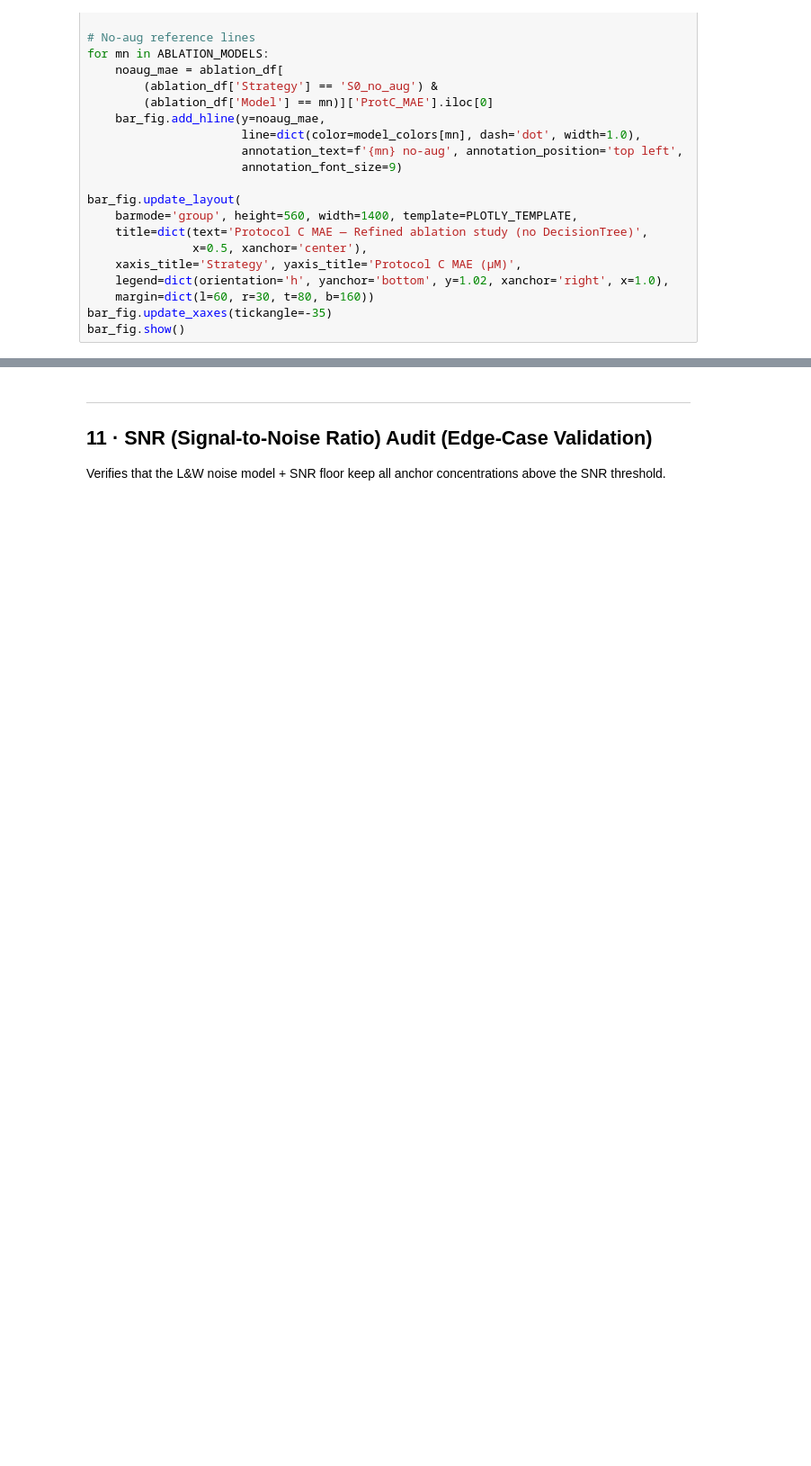
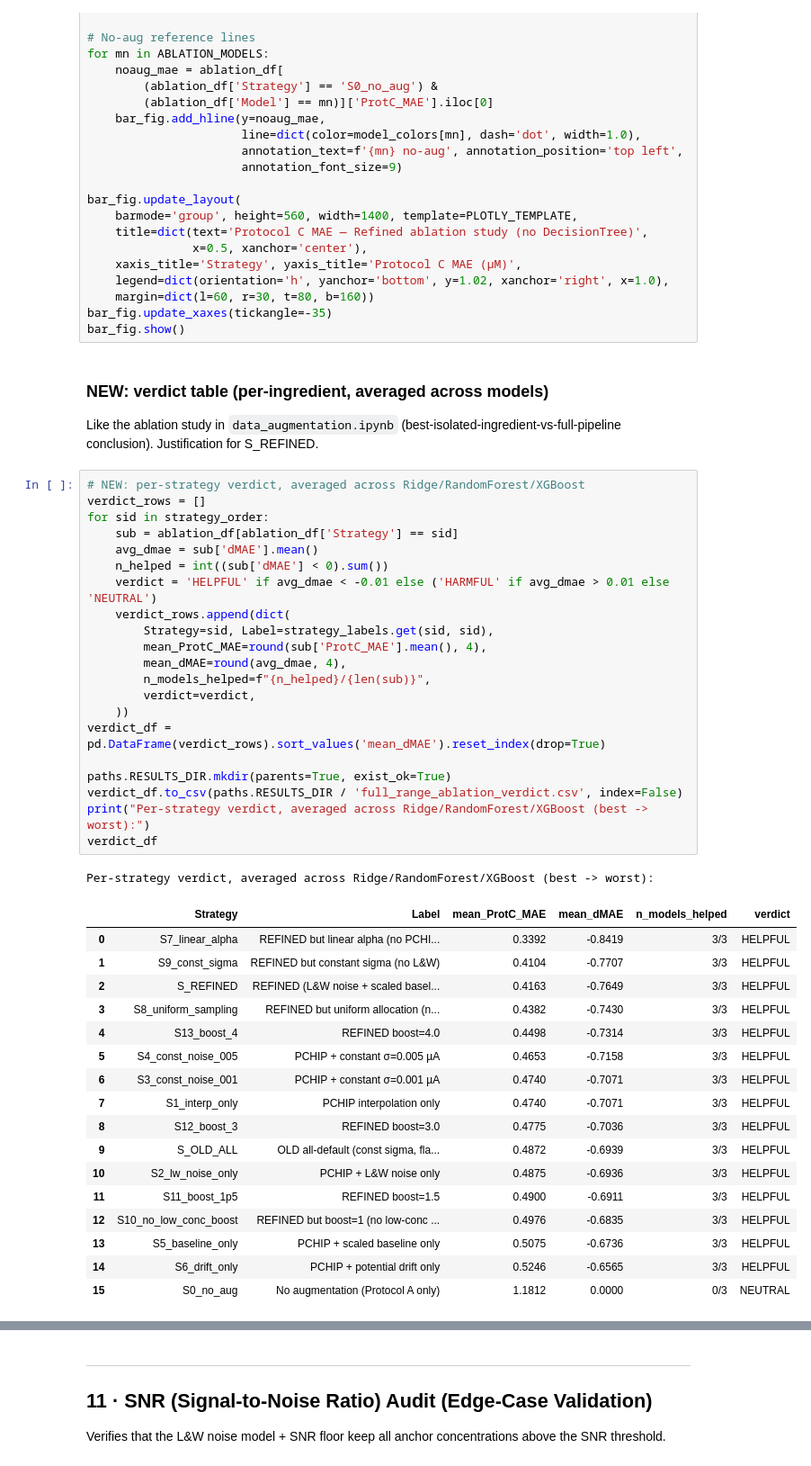
Before and after one commit to sorigh/pyocyanin-data-aug, a Jupyter notebook: notebooks/full_range_data_augmentation.ipynb, the cells around one changed output, grey strips where cells are left out. Shown at 90% size. Drawn from its saved outputs; the diff is of its cells as text; blank space fills up the shorter version.

Commit message:
add more graphs / result tables to use for documentation

```diff
--- a/notebooks/full_range_data_augmentation.ipynb
+++ b/notebooks/full_range_data_augmentation.ipynb
@@ -1415,3 +1415,47 @@ bar_fig.update_layout(
     margin=dict(l=60, r=30, t=80, b=160))
 bar_fig.update_xaxes(tickangle=-35)
 bar_fig.show()
+# %% [markdown]
+### NEW: verdict table (per-ingredient, averaged across models)
+
+Like the ablation study in `data_augmentation.ipynb` (best-isolated-ingredient-vs-full-pipeline conclusion). Justification for S_REFINED.
+# %%
+# NEW: per-strategy verdict, averaged across Ridge/RandomForest/XGBoost
+verdict_rows = []
+for sid in strategy_order:
+    sub = ablation_df[ablation_df['Strategy'] == sid]
+    avg_dmae = sub['dMAE'].mean()
+    n_helped = int((sub['dMAE'] < 0).sum())
+    verdict = 'HELPFUL' if avg_dmae < -0.01 else ('HARMFUL' if avg_dmae > 0.01 else 'NEUTRAL')
+    verdict_rows.append(dict(
+        Strategy=sid, Label=strategy_labels.get(sid, sid),
+        mean_ProtC_MAE=round(sub['ProtC_MAE'].mean(), 4),
+        mean_dMAE=round(avg_dmae, 4),
+        n_models_helped=f"{n_helped}/{len(sub)}",
+        verdict=verdict,
+    ))
+verdict_df = pd.DataFrame(verdict_rows).sort_values('mean_dMAE').reset_index(drop=True)
+
+paths.RESULTS_DIR.mkdir(parents=True, exist_ok=True)
+verdict_df.to_csv(paths.RESULTS_DIR / 'full_range_ablation_verdict.csv', index=False)
+print("Per-strategy verdict, averaged across Ridge/RandomForest/XGBoost (best -> worst):")
+verdict_df
+# %% [output]
+Per-strategy verdict, averaged across Ridge/RandomForest/XGBoost (best -> worst):
+|  | Strategy | Label | mean_ProtC_MAE | mean_dMAE | n_models_helped | verdict |
+| 0 | S7_linear_alpha | REFINED but linear alpha (no PCHI... | 0.3392 | -0.8419 | 3/3 | HELPFUL |
+| 1 | S9_const_sigma | REFINED but constant sigma (no L&W) | 0.4104 | -0.7707 | 3/3 | HELPFUL |
+| 2 | S_REFINED | REFINED (L&W noise + scaled basel... | 0.4163 | -0.7649 | 3/3 | HELPFUL |
+| 3 | S8_uniform_sampling | REFINED but uniform allocation (n... | 0.4382 | -0.7430 | 3/3 | HELPFUL |
+| 4 | S13_boost_4 | REFINED boost=4.0 | 0.4498 | -0.7314 | 3/3 | HELPFUL |
+| 5 | S4_const_noise_005 | PCHIP + constant σ=0.005 µA | 0.4653 | -0.7158 | 3/3 | HELPFUL |
+| 6 | S3_const_noise_001 | PCHIP + constant σ=0.001 µA | 0.4740 | -0.7071 | 3/3 | HELPFUL |
+| 7 | S1_interp_only | PCHIP interpolation only | 0.4740 | -0.7071 | 3/3 | HELPFUL |
+| 8 | S12_boost_3 | REFINED boost=3.0 | 0.4775 | -0.7036 | 3/3 | HELPFUL |
+| 9 | S_OLD_ALL | OLD all-default (const sigma, fla... | 0.4872 | -0.6939 | 3/3 | HELPFUL |
+| 10 | S2_lw_noise_only | PCHIP + L&W noise only | 0.4875 | -0.6936 | 3/3 | HELPFUL |
+| 11 | S11_boost_1p5 | REFINED boost=1.5 | 0.4900 | -0.6911 | 3/3 | HELPFUL |
+| 12 | S10_no_low_conc_boost | REFINED but boost=1 (no low-conc ... | 0.4976 | -0.6835 | 3/3 | HELPFUL |
+| 13 | S5_baseline_only | PCHIP + scaled baseline only | 0.5075 | -0.6736 | 3/3 | HELPFUL |
+| 14 | S6_drift_only | PCHIP + potential drift only | 0.5246 | -0.6565 | 3/3 | HELPFUL |
+| 15 | S0_no_aug | No augmentation (Protocol A only) | 1.1812 | 0.0000 | 0/3 | NEUTRAL |
```
Also changed, not shown: parts of 4 cells of this notebook, 3 other files.
